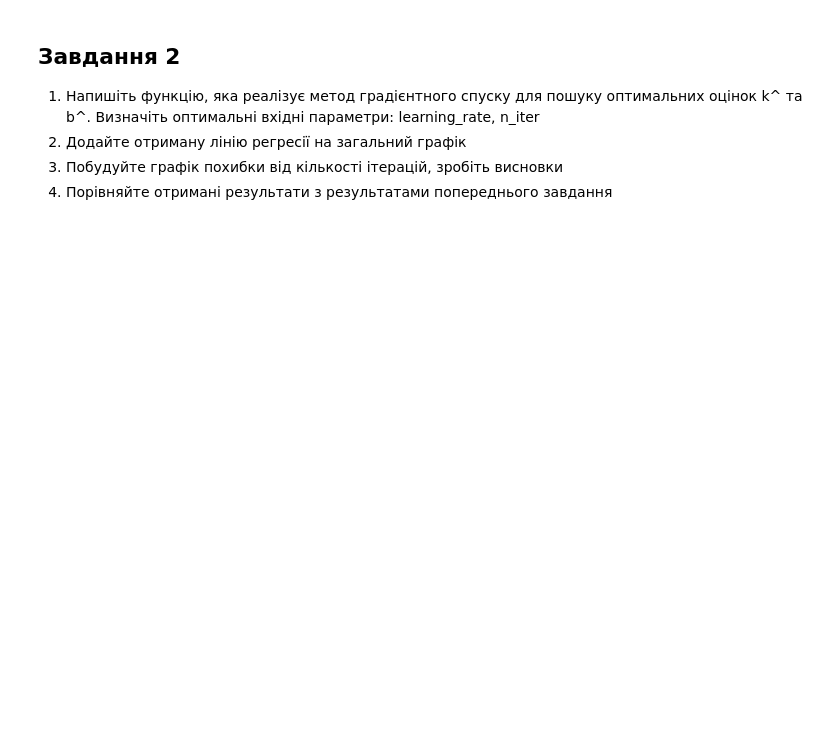
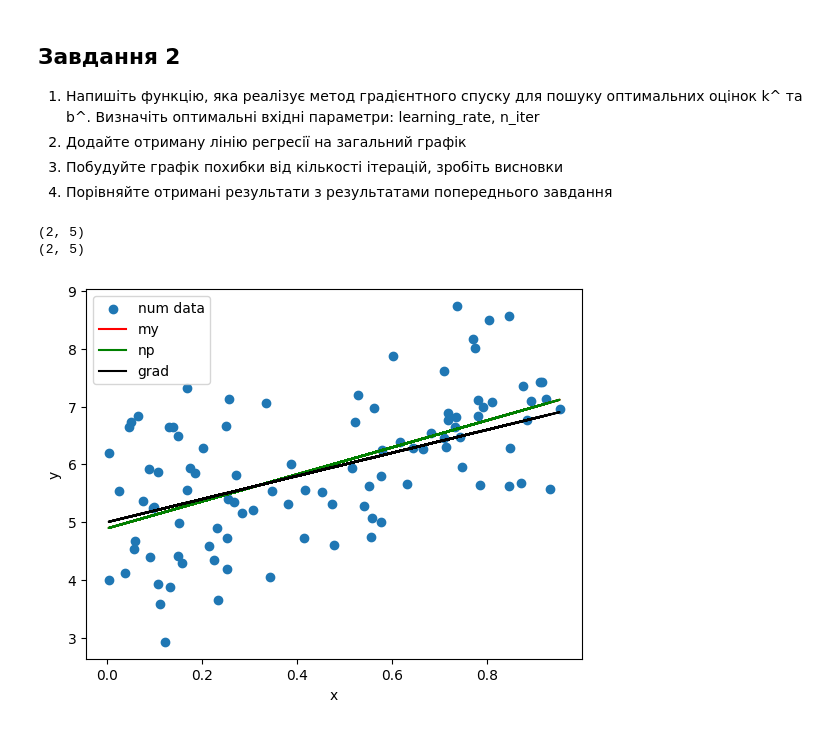
Before and after one commit to Lap-a/data_science-_kpi_ipt, a Jupyter notebook: data_science/lab6/lab6.ipynb, the cells around one changed output. Cells and saved outputs as stored; diff of their text form; code cells hidden in the pictures; blank space fills up the shorter version.

```diff
--- a/data_science/lab6/lab6.ipynb
+++ b/data_science/lab6/lab6.ipynb
@@ -103,3 +105,50 @@ plt.show()
 2. Додайте отриману лінію регресії на загальний графік
 3. Побудуйте графік похибки від кількості ітерацій, зробіть висновки
 4. Порівняйте отримані результати з результатами попереднього завдання
+# %%
+#1
+
+def gradient_descent(x, y, learning_rate = 2, n_iter = 100):
+    b1 = 0 # k
+    b0 = 0 # b
+    m = len(x)
+
+    for i in range(n_iter):
+
+        y_pred = b1 * x + b0
+
+        gradient_b0 = (-2/m) * sum(y - y_pred)
+        gradient_b1 = (-2/m) * sum(x * (y - y_pred))
+
+        b0 -= learning_rate * gradient_b0
+        b1 -= learning_rate * gradient_b1
+
+    return k, b
+
+print(gradient_descent(x, y, 10, 1))
+print(gradient_descent(x, y))
+# %% [output]
+(2, 5)
+(2, 5)
+# %%
+#2
+
+plt.scatter(x, y, label='num data')
+
+plt.plot(x, b1*x + b0, color='red', label='my')
+plt.plot(x, args[0]*x+args[1], color='green', label='np')
+# plt.plot(x, np.polyval(np.polyfit(x, y, 1), x), color='green', label='np')
+
+# plt.plot(x, b0-b1*x, color='red', label='my')
+# plt.plot(x, args[1]-args[0]*x, color='green', label='np')
+
+k,b = gradient_descent(x,y)
+plt.plot(x, k*x+b, color='black', label='grad')
+
+plt.xlabel('x')
+plt.ylabel('y')
+plt.legend()
+
+plt.show()
+# %% [output]
+[figure, added]
```
Also changed, not shown: parts of 5 cells of this notebook.
